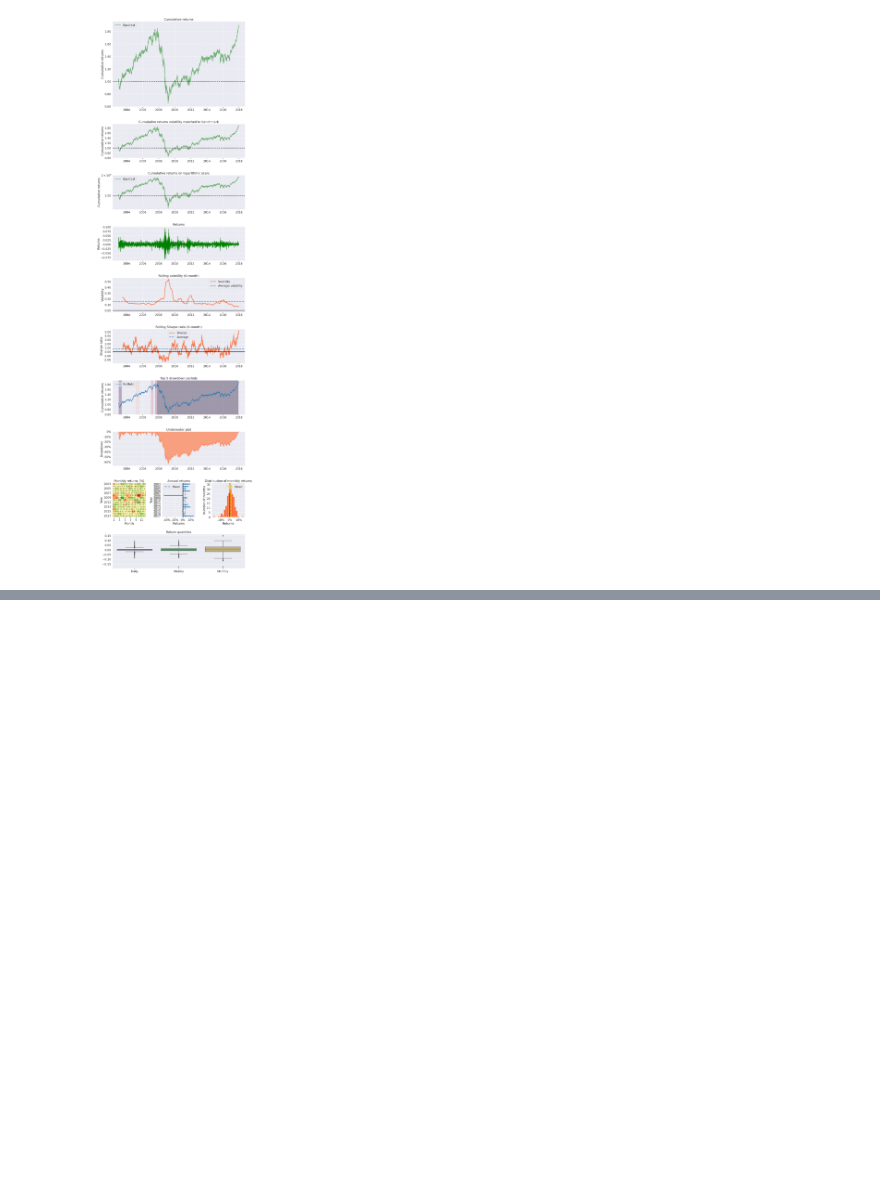
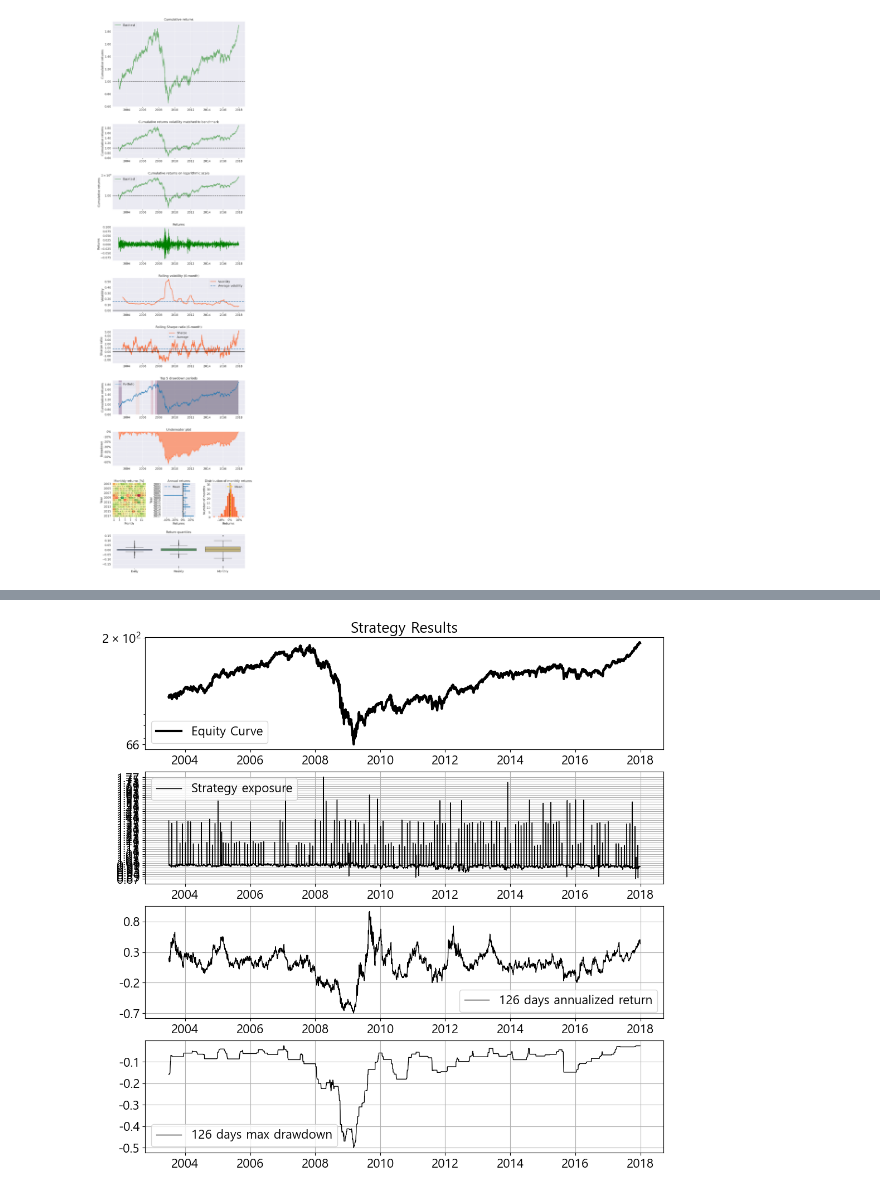
Before and after one commit to viva-lee/study-backtest, a Jupyter notebook: 03_backtest_analysis.ipynb, the cells around one changed output, grey strips where cells are left out. Cells and saved outputs as stored; diff of their text form; code cells hidden in the pictures; blank space fills up the shorter version.

```diff
--- a/03_backtest_analysis.ipynb
+++ b/03_backtest_analysis.ipynb
@@ -152,0 +189,92 @@ results
+# %%
+import numpy as np
+import pandas as pd
+from matplotlib import pyplot as plt
+import matplotlib
+import matplotlib.ticker as ticker
+
+font = {'family' : 'eurostile',
+        'weight' : 'normal',
+        'size'   : 16}
+matplotlib.rc('font', **font)
+plt.rcParams['font.family'] = 'Malgun Gothic'
+
+calc_window = 126
+year_length = 252
+
+df = results.copy().filter(items=['portfolio_value', 'gross_leverage'])
+
+# 연율화 수익률
+def ann_ret(ts):
+    return np.power((ts[-1] / ts[0]), (year_length/len(ts))) -1
+
+# 낙폭
+def dd(ts):
+    return np.min(ts / np.maximum.accumulate(ts)) - 1
+
+rolling_window = results.portfolio_value.rolling(calc_window)
+
+df['annualized'] = rolling_window.apply(ann_ret)
+df['drawdown'] = rolling_window.apply(dd)
+df.dropna(inplace=True)
+
+# 시각화
+fig = plt.figure(figsize=(12, 12))
+
+# Make the base lower, just to make the graph easier to read
+df['portfolio_value'] /= 100
+
+# 첫번째 차트
+ax = fig.add_subplot(411)
+ax.set_title('Strategy Results')
+ax.plot(df['portfolio_value'],
+        linestyle='-',
+        color='black',
+        label='Equity Curve', linewidth=3.0)
+
+ax.set_yscale('log')
+ax.yaxis.set_ticks(np.arange(df['portfolio_value'].min(), df['portfolio_value'].max(), 500 ))
+ax.yaxis.set_major_formatter(ticker.FormatStrFormatter('%0.0f'))
+ax.legend()
+ax.grid(False)
+
+# 두번째 차트
+ax = fig.add_subplot(412)
+ax.plot(df['gross_leverage'],
+        label='Strategy exposure'.format(calc_window),
+        linestyle='-',
+        color='black',
+        linewidth=1.0)
+
+ax.yaxis.set_ticks(np.arange(df['gross_leverage'].min(), df['gross_leverage'].max(), 0.02 ))
+ax.yaxis.set_major_formatter(ticker.FormatStrFormatter('%0.2f'))
+ax.legend()
+ax.grid(True)
+
+# 세번째 차트
+ax = fig.add_subplot(413)
+ax.plot(df['annualized'],
+        label='{} days annualized return'.format(calc_window),
+        linestyle='-',
+        color='black',
+        linewidth=1.0)
+
+ax.yaxis.set_ticks(np.arange(df['annualized'].min(), df['annualized'].max(), 0.5 ))
+ax.yaxis.set_major_formatter(ticker.FormatStrFormatter('%0.1f'))
+ax.legend()
+ax.grid(True)
+
+# 네번째 차트
+ax = fig.add_subplot(414)
+ax.plot(df['drawdown'],
+        label='{} days max drawdown'.format(calc_window),
+        linestyle='-',
+        color='black',
+        linewidth=1.0)
+
+ax.yaxis.set_ticks(np.arange(df['drawdown'].min(), df['drawdown'].max(), 0.1 ))
+ax.yaxis.set_major_formatter(ticker.FormatStrFormatter('%0.1f'))
+ax.legend()
+ax.grid(True)
+# %% [output]
+[figure, added]
```
Also changed, not shown: parts of 2 cells of this notebook.
